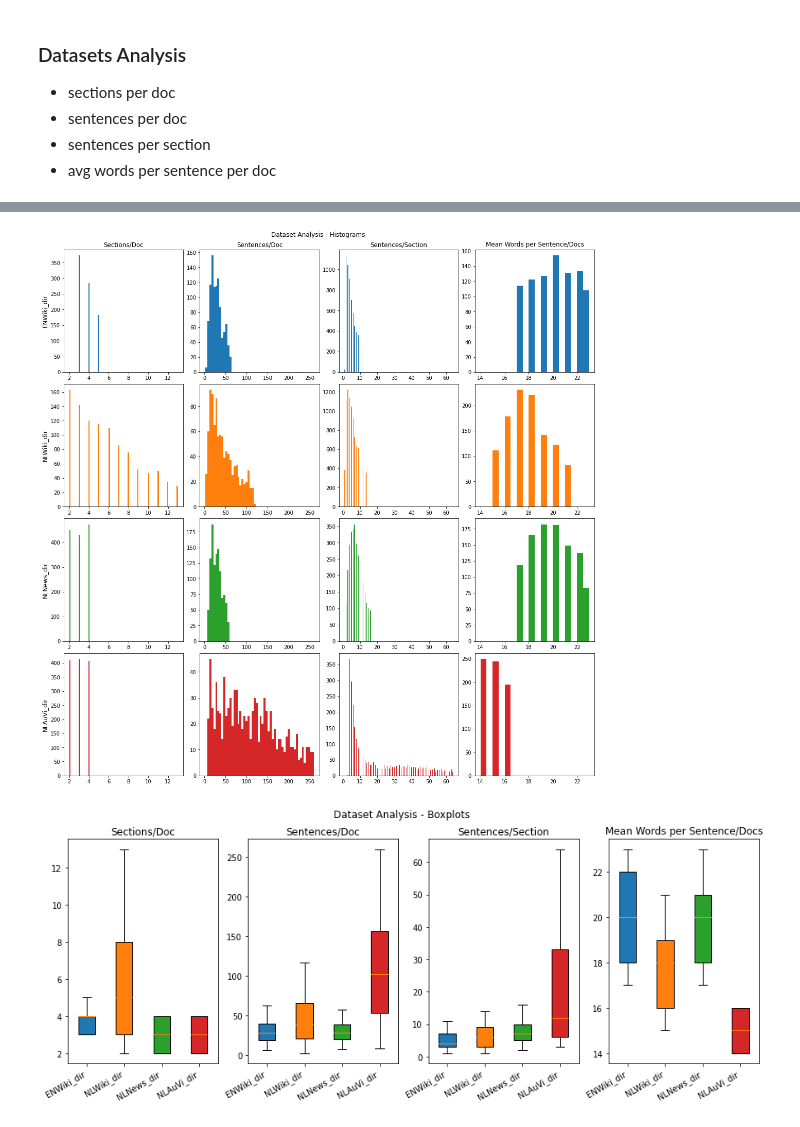
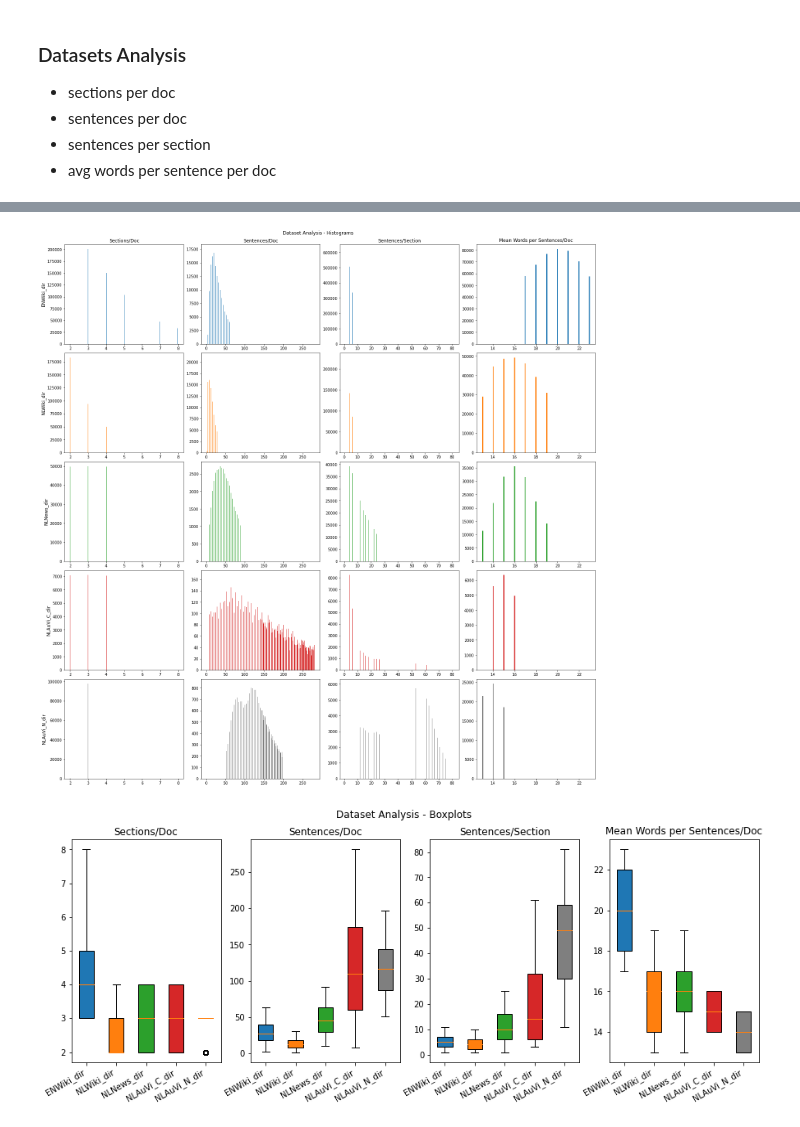
Before and after one commit to DoubleGio/text_segmentation, a Jupyter notebook: Notebooks/dataset_analysis.ipynb, the cells around one changed output, grey strips where cells are left out. Saved outputs shown, nothing was run; the diff lists cells and outputs as text; code cells hidden in the pictures.

```diff
--- a/Notebooks/dataset_analysis.ipynb
+++ b/Notebooks/dataset_analysis.ipynb
@@ -21,13 +21,14 @@ def reject_outliers(data: Union[list, np.array], m=2):
     d = np.abs(data - np.median(data))
     mad = np.median(d) # Median Absolute Deviation
     s = d/mad if mad else 0.
-    return data[s<m]
+    return data[s<m].flatten()
 # %%
 bases = {
     'ENWiki_dir': ENWIKI_LOC,
     'NLWiki_dir': NLWIKI_LOC,
     'NLNews_dir': NLNEWS_LOC,
-    'NLAuVi_dir': NLAUVI_LOC,
+    'NLAuVi_C_dir': NLAUVI_LOC_C,
+    'NLAuVi_N_dir': NLAUVI_LOC_N
 }
 metrics = [
     'Sections/Doc',
@@ -56,9 +58,7 @@ for dataset, dir in tqdm(bases.items(), desc='Datasets processed'):
                     doc = f.read()
                 except UnicodeDecodeError:
                     continue
-            doc_clean = clean_text(doc, mark_headers=True)
-            # Count sections
-            sections = list(filter(None, doc_clean.split('===')))
+            sections = sectioned_clean_text(doc)
             sections_count = len(sections)
             if sections_count < 2:
                 continue
@@ -79,25 +88,25 @@ for dataset, dir in tqdm(bases.items(), desc='Datasets processed'):
 # %%
 # Plot the stuff
 table_adj = table.applymap(reject_outliers) # Remove outliers
-colours = ['tab:blue', 'tab:orange', 'tab:green', 'tab:red']
-fig, axs = plt.subplots(4, 4, figsize=(15,15))
+colours = ['tab:blue', 'tab:orange', 'tab:green', 'tab:red', 'tab:gray']
+fig, axs = plt.subplots(nrows=len(bases), ncols=len(metrics), figsize=(20, 20))
 for col, metric in enumerate(metrics):
     bins = np.histogram_bin_edges(np.hstack(table_adj[metric]), bins='auto')
     for row, dataset in enumerate(table_adj.index):
         if row == 0:
             axs[row, col].set_title(metric)
         if col == 0:
             axs[row, col].set_ylabel(dataset, size='large')
         axs[row, col].hist(table_adj.loc[dataset, metric], bins=bins, color=colours[row])
 
 fig.suptitle('Dataset Analysis - Histograms')
 fig.execute_constrained_layout()
 # fig.tight_layout()
 fig.show()
 # %% [output]
-[figure, old version]
+[figure, new version]
 # %%
-fig, axs = plt.subplots(1, 4, figsize=(15,5))
+fig, axs = plt.subplots(1, len(metrics), figsize=(15,5))
 for metric, ax in zip(metrics, axs):
     bplot = ax.boxplot(table_adj[metric], patch_artist=True)
     for patch, colour in zip(bplot['boxes'], colours):
@@ -109,5 +118,5 @@ fig.suptitle('Dataset Analysis - Boxplots')
 # fig.execute_constrained_layout()
 fig.show()
 # %% [output]
-[figure, old version]
+[figure, new version]
 # %%
```
Also changed, not shown: parts of 4 cells of this notebook, 3 other files.
